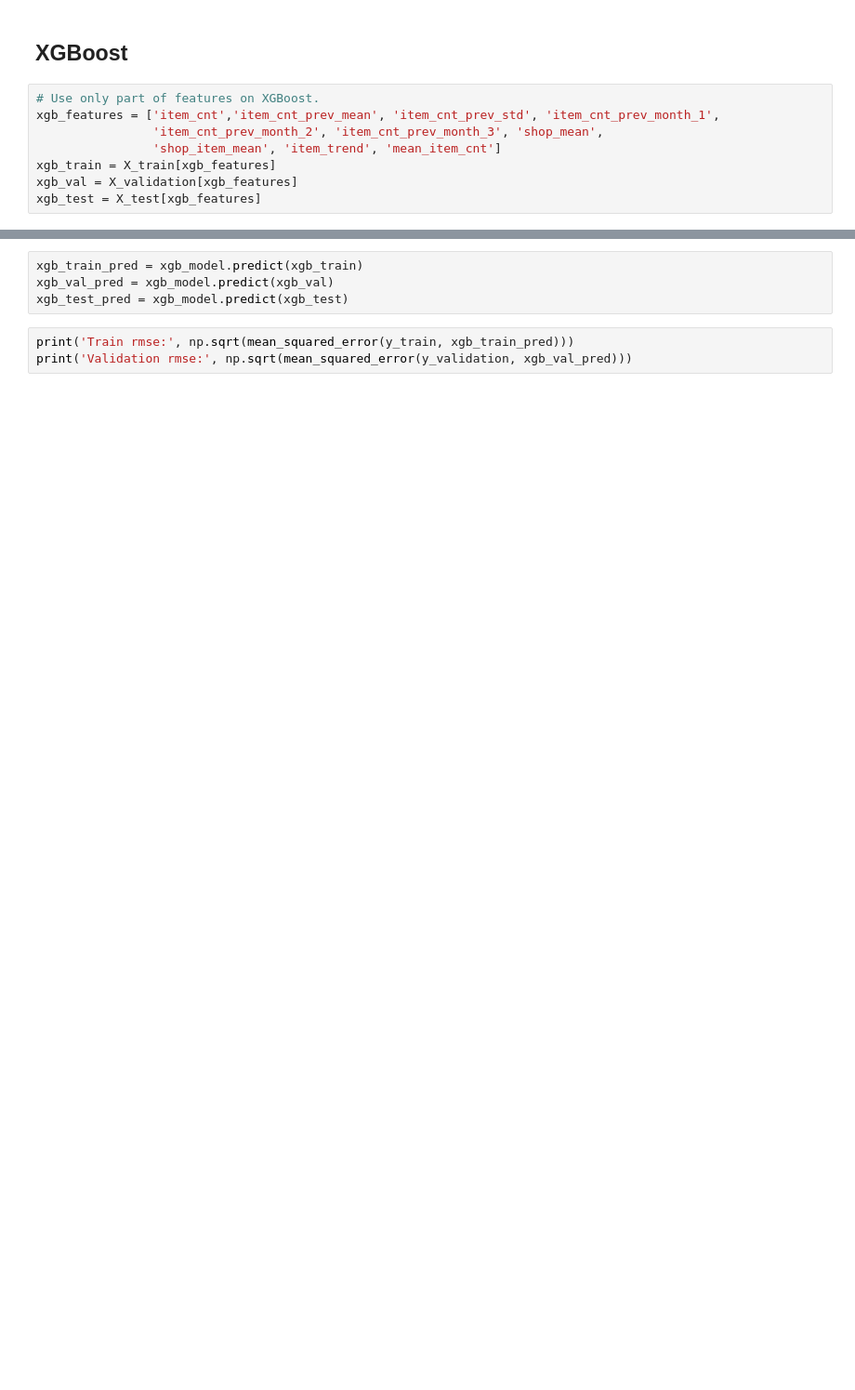
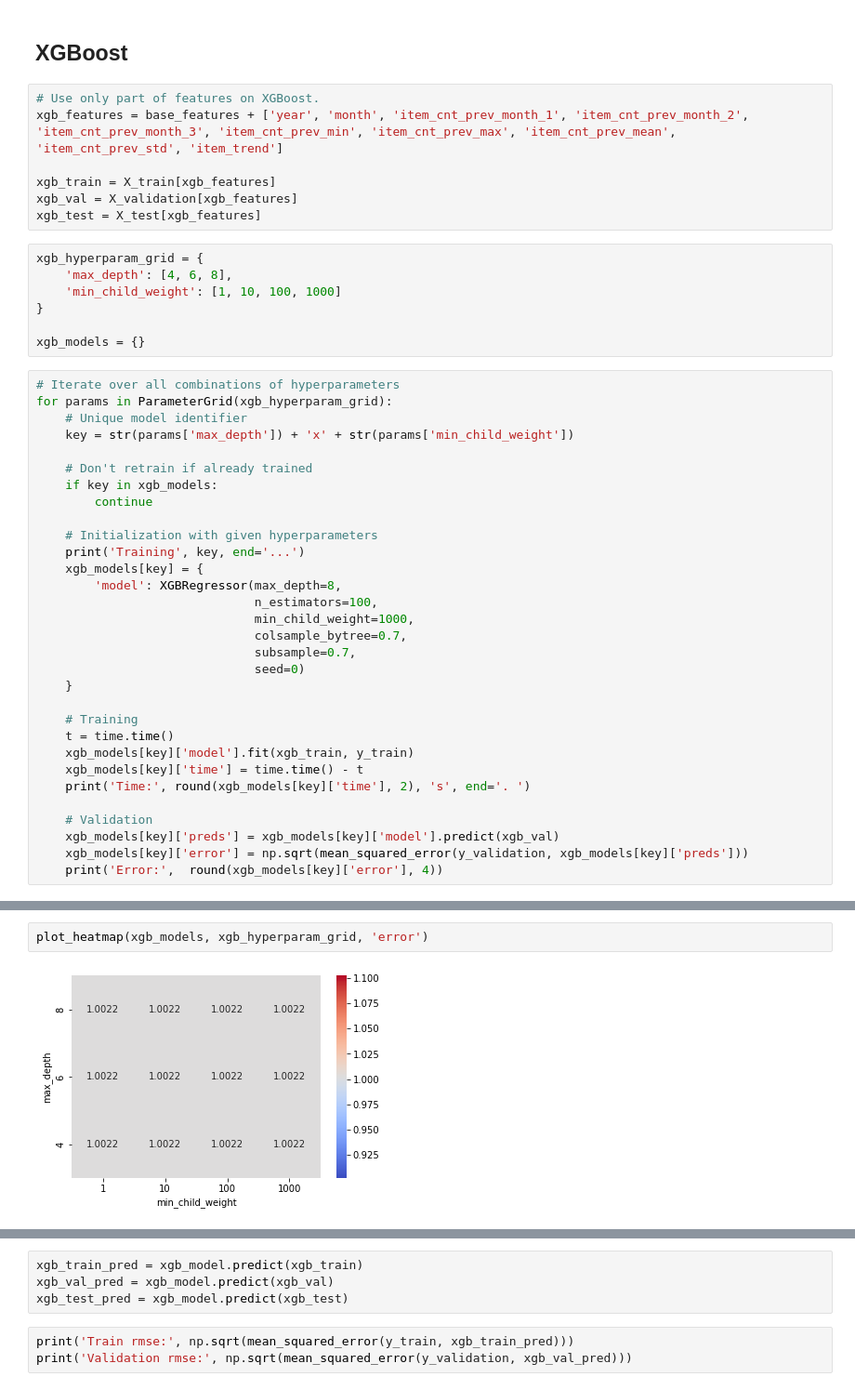
Before and after one commit to aitor-perez/kaggle, a Jupyter notebook: future-sales/04-hyperparameter-tuning.ipynb, the cells around one changed output, grey strips where cells are left out. Shown at 93% size. Saved outputs shown, nothing was run; the diff lists cells and outputs as text; blank space fills up the shorter version.

```diff
--- a/future-sales/04-hyperparameter-tuning.ipynb
+++ b/future-sales/04-hyperparameter-tuning.ipynb
@@ -275,9 +291,46 @@ cb_test_pred = cb_best['model'].predict(X_test)
 ## XGBoost
 # %%
 # Use only part of features on XGBoost.
-xgb_features = ['item_cnt','item_cnt_prev_mean', 'item_cnt_prev_std', 'item_cnt_prev_month_1',
-                'item_cnt_prev_month_2', 'item_cnt_prev_month_3', 'shop_mean',
-                'shop_item_mean', 'item_trend', 'mean_item_cnt']
+xgb_features = base_features + ['year', 'month', 'item_cnt_prev_month_1', 'item_cnt_prev_month_2', 'item_cnt_prev_month_3', 'item_cnt_prev_min', 'item_cnt_prev_max', 'item_cnt_prev_mean', 'item_cnt_prev_std', 'item_trend']
+
 xgb_train = X_train[xgb_features]
 xgb_val = X_validation[xgb_features]
 xgb_test = X_test[xgb_features]
+# %%
+xgb_hyperparam_grid = {
+    'max_depth': [4, 6, 8],
+    'min_child_weight': [1, 10, 100, 1000]
+}
+
+xgb_models = {}
+# %%
+# Iterate over all combinations of hyperparameters
+for params in ParameterGrid(xgb_hyperparam_grid):
+    # Unique model identifier
+    key = str(params['max_depth']) + 'x' + str(params['min_child_weight'])
+
+    # Don't retrain if already trained
+    if key in xgb_models:
+        continue
+
+    # Initialization with given hyperparameters
+    print('Training', key, end='...')
+    xgb_models[key] = {
+        'model': XGBRegressor(max_depth=8,
+                              n_estimators=100,
+                              min_child_weight=1000,
+                              colsample_bytree=0.7,
+                              subsample=0.7,
+                              seed=0)
+    }
+
+    # Training
+    t = time.time()
+    xgb_models[key]['model'].fit(xgb_train, y_train)
+    xgb_models[key]['time'] = time.time() - t
+    print('Time:', round(xgb_models[key]['time'], 2), 's', end='. ')
+
+    # Validation
+    xgb_models[key]['preds'] = xgb_models[key]['model'].predict(xgb_val)
+    xgb_models[key]['error'] = np.sqrt(mean_squared_error(y_validation, xgb_models[key]['preds']))
+    print('Error:',  round(xgb_models[key]['error'], 4))
@@ -283,0 +350,4 @@ xgb_test = X_test[xgb_features]
+# %%
+plot_heatmap(xgb_models, xgb_hyperparam_grid, 'error')
+# %% [output]
+[figure, added]
```
Also changed, not shown: parts of 17 cells of this notebook, 2 other files.
